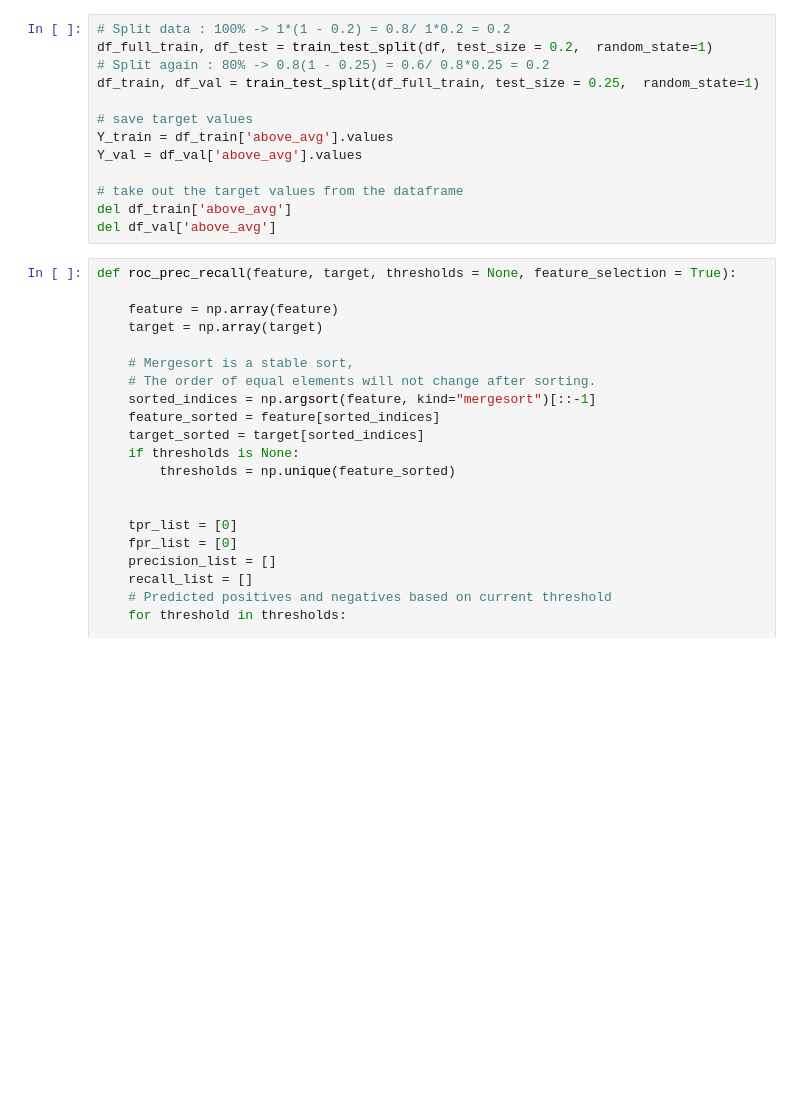
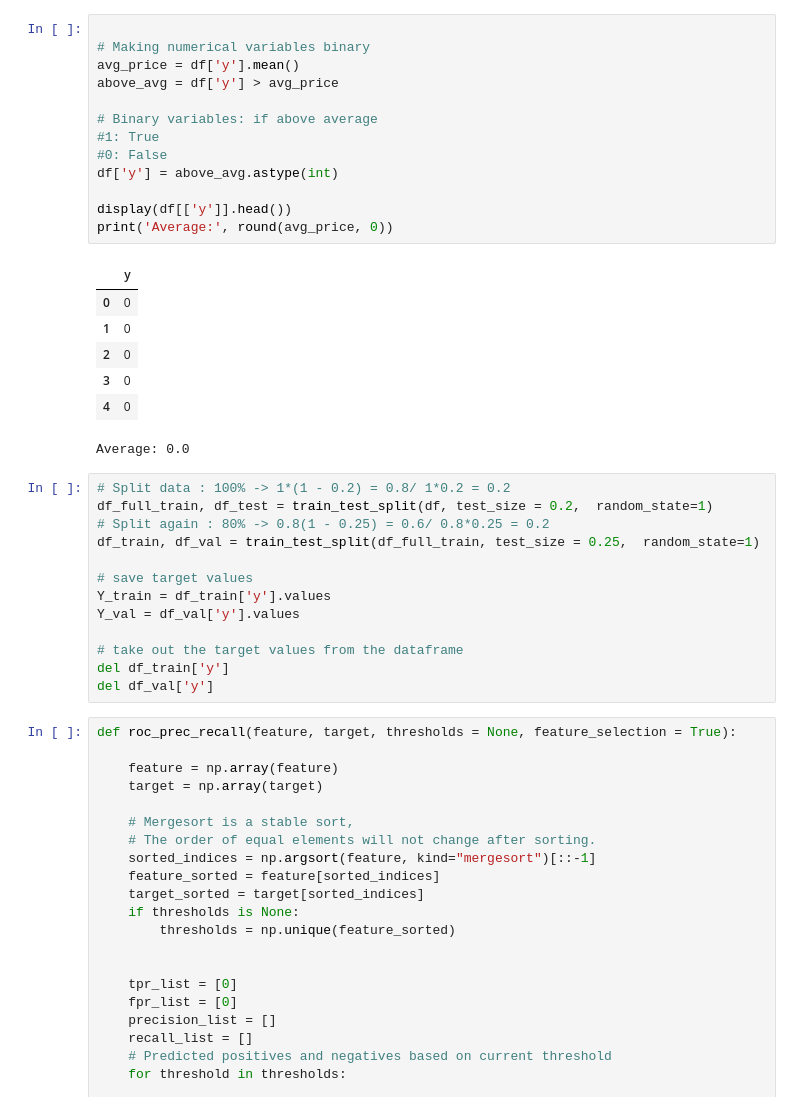
Before and after one commit to Blessman-Newton/ML-Zoomcamp, a Jupyter notebook: Evaluation/homework.ipynb, the cells around one changed output. Drawn from its saved outputs; the diff is of its cells as text; blank space fills up the shorter version.

```diff
--- a/Evaluation/homework.ipynb
+++ b/Evaluation/homework.ipynb
@@ -53,3 +50,24 @@ Average: 40595.0
+# %%
+
+# Making numerical variables binary
+avg_price = df['y'].mean()
+above_avg = df['y'] > avg_price
+
+# Binary variables: if above average
+#1: True
+#0: False
+df['y'] = above_avg.astype(int)
+
+display(df[['y']].head())
+print('Average:', round(avg_price, 0))
+# %% [output]
+|  | y |
+| 0 | 0 |
+| 1 | 0 |
+| 2 | 0 |
+| 3 | 0 |
+| 4 | 0 |
+Average: 0.0
 # %%
 # Split data : 100% -> 1*(1 - 0.2) = 0.8/ 1*0.2 = 0.2
 df_full_train, df_test = train_test_split(df, test_size = 0.2,  random_state=1)
@@ -57,12 +75,12 @@ df_full_train, df_test = train_test_split(df, test_size = 0.2,  random_state=1)
 df_train, df_val = train_test_split(df_full_train, test_size = 0.25,  random_state=1)
 
 # save target values
-Y_train = df_train['above_avg'].values
-Y_val = df_val['above_avg'].values
+Y_train = df_train['y'].values
+Y_val = df_val['y'].values
 
 # take out the target values from the dataframe
-del df_train['above_avg']
-del df_val['above_avg']
+del df_train['y']
+del df_val['y']
 # %%
 def roc_prec_recall(feature, target, thresholds = None, feature_selection = True):
 
```
Also changed, not shown: parts of 11 cells of this notebook.
